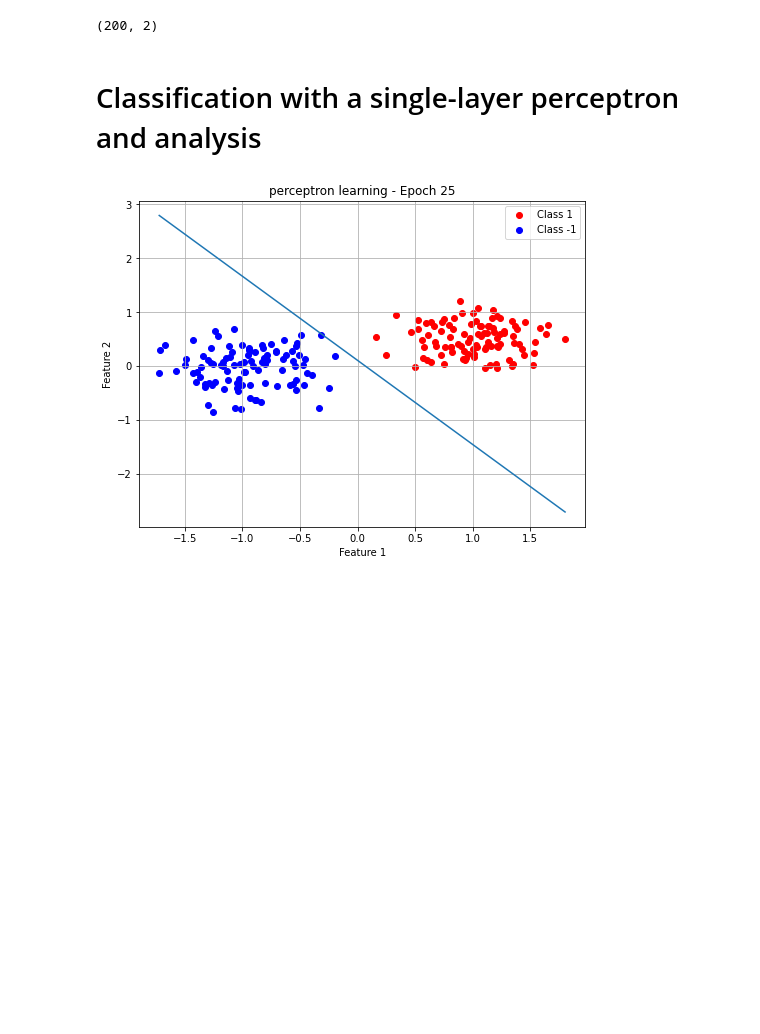
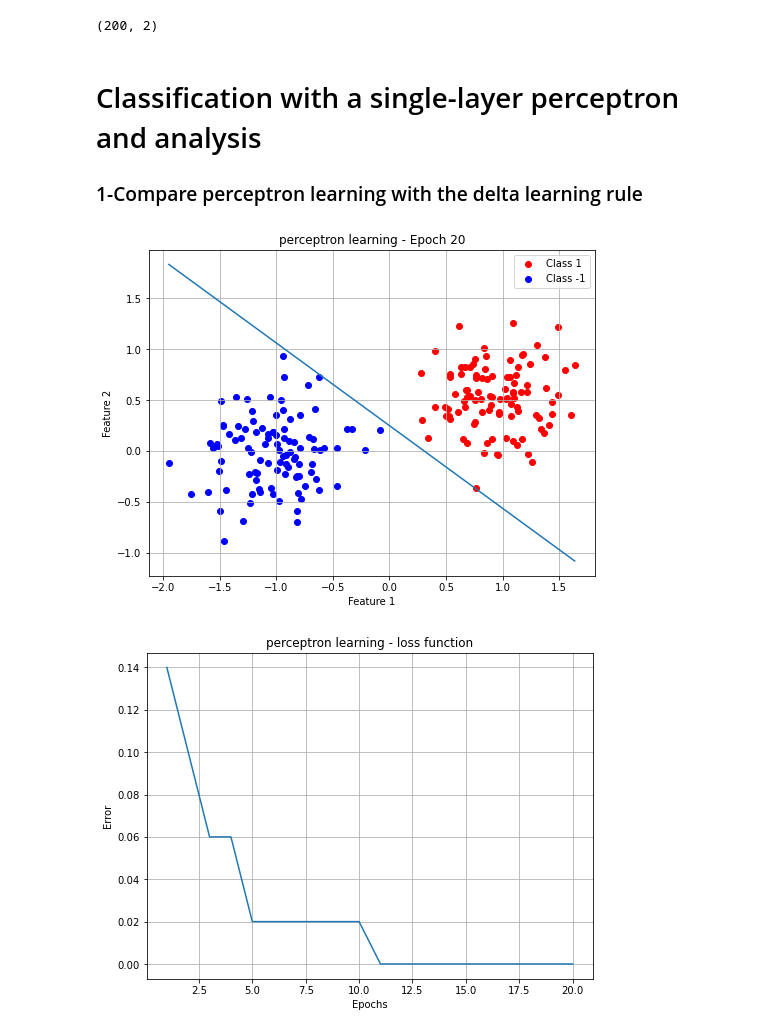
Before and after one commit to kyebinan/Deep_Learning_KTH, a Jupyter notebook: LAB1A/notebook1.ipynb, the cells around one changed output. Saved outputs shown, nothing was run; the diff lists cells and outputs as text; code cells hidden in the pictures; blank space fills up the shorter version.

Commit message:
Done delta rule online for LAB1A

```diff
--- a/LAB1A/notebook1.ipynb
+++ b/LAB1A/notebook1.ipynb
@@ -20,23 +21,28 @@ data.shape
 (200, 2)
 # %% [markdown]
 # Classification with a single-layer perceptron and analysis
+
+### 1-Compare perceptron learning with the delta learning rule
 # %%
-epochs = 25
-learning_rate = 0.001
-# Applying perceptron learning
-W, B = pr.perceptron_learning(data, label, epochs = epochs, learning_rate = learning_rate)
+epochs = 20
+learning_rate = 0.002
+# Applying perceptron learning online
+W, B, errors = pr.perceptron_learning(data, label, epochs = epochs, learning_rate = learning_rate)
 # %%
 plt.figure(figsize=(8, 6))
 plt.scatter(classA[:, 0], classA[:, 1], color='red', label='Class 1')
 plt.scatter(classB[:, 0], classB[:, 1], color='blue', label='Class -1')
 x = np.array([np.min(data[:, 0]), np.max(data[:, 0])])
 y = -(B[-1] + W[-1][0] * x)/W[-1][1]
 plt.plot(x, y)
 plt.xlabel('Feature 1')
 plt.ylabel('Feature 2')
 plt.title(f'perceptron learning - Epoch {epochs}')
 plt.legend()
 plt.grid(True)
 plt.show()
+
+visualize_loss_function(errors=errors, title='perceptron learning - loss function')
 # %% [output]
-[figure, old version]
+[figure, new version]
+[figure, added]
```
Also changed, not shown: parts of 5 cells of this notebook, 3 other files.
